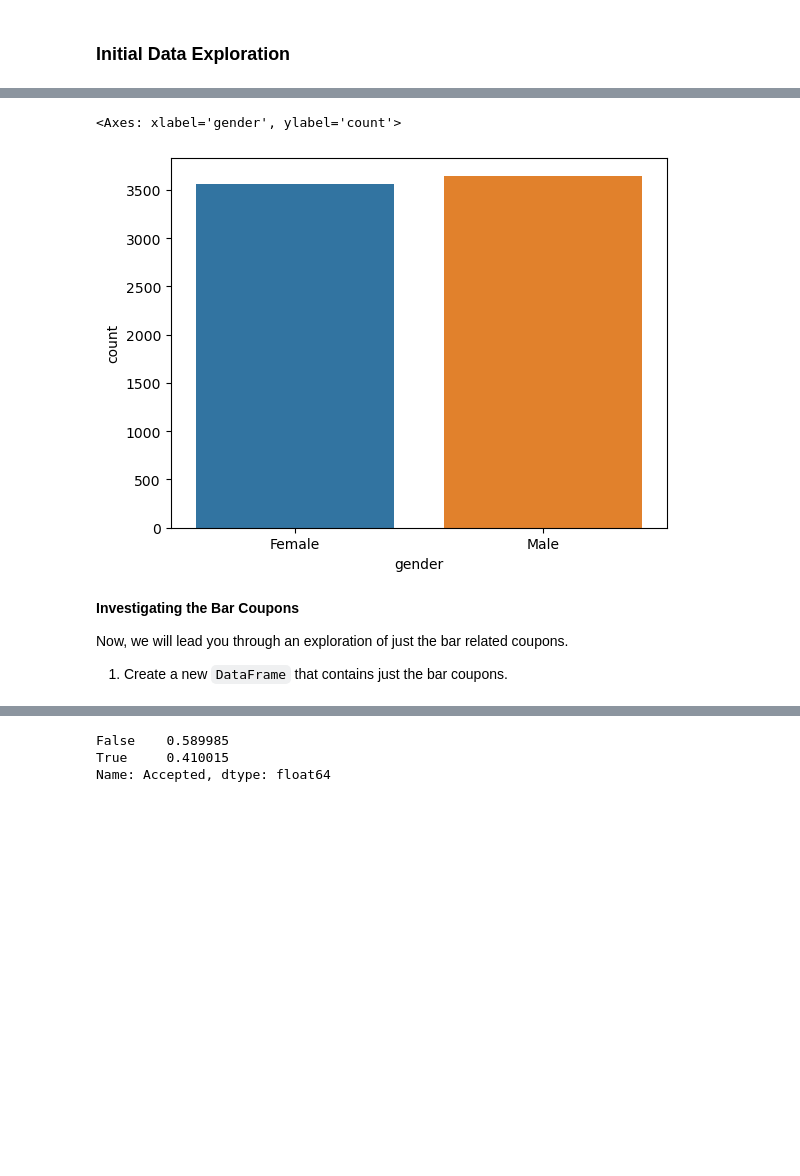
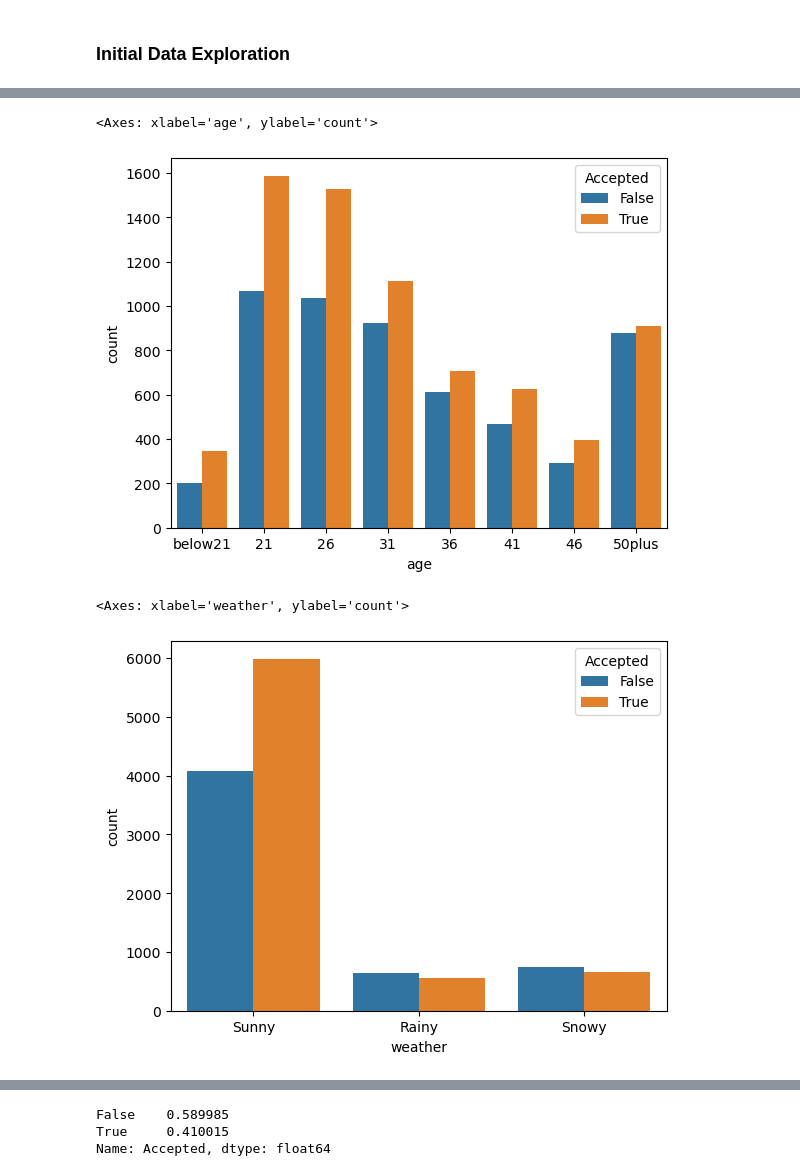
Before and after one commit to ngratzi/coupon_analysis, a Jupyter notebook: analysis.ipynb, the cells around one changed output, grey strips where cells are left out. Drawn from its saved outputs; the diff is of its cells as text; code cells hidden in the pictures; blank space fills up the shorter version.

```diff
--- a/analysis.ipynb
+++ b/analysis.ipynb
@@ -311,11 +290,10 @@ fig2 = sns.countplot(data_cleaned[data_cleaned['Accepted'] == True], y='income')
+# %%
+sns.countplot(data_cleaned, x='age', hue='Accepted', order=['below21', '21', '26', '31', '36', '41', '46', '50plus'])
+# %% [output]
+<Axes: xlabel='age', ylabel='count'>
+[figure, added]
 # %%
-sns.countplot(data_cleaned[data_cleaned['Accepted'] == True], x='gender')
+sns.countplot(data_cleaned, x='weather', hue='Accepted')
 # %% [output]
-<Axes: xlabel='gender', ylabel='count'>
+<Axes: xlabel='weather', ylabel='count'>
-[figure, old version]
+[figure, new version]
-# %% [markdown]
-**Investigating the Bar Coupons**
-
-Now, we will lead you through an exploration of just the bar related coupons.
-
-1. Create a new `DataFrame` that contains just the bar coupons.
```
Also changed, not shown: parts of 45 cells of this notebook.
